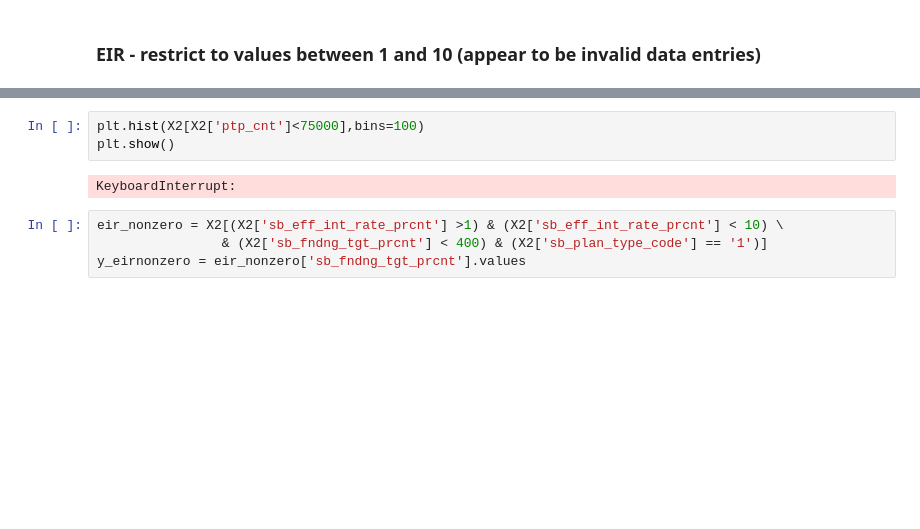
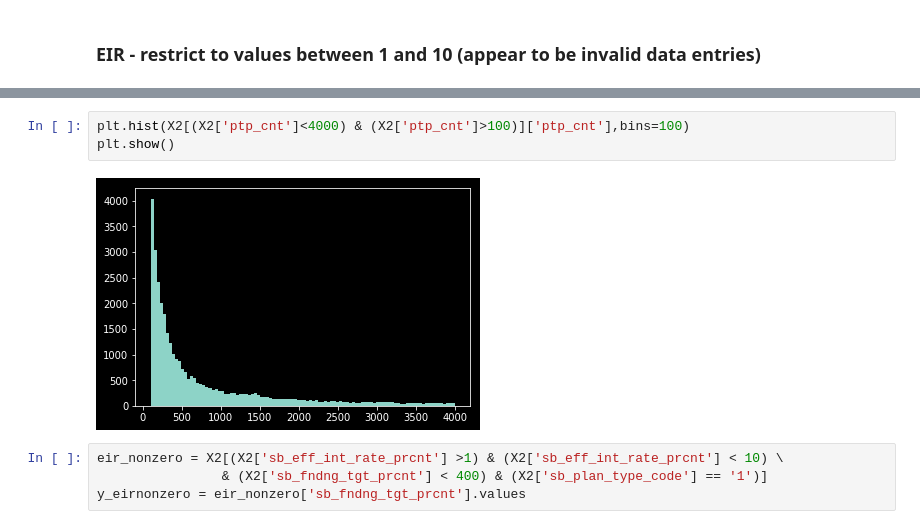
Before and after one commit to LindseyMoser/DSI_Capstone_B, a Jupyter notebook: 1_Data/PSQL_DF_EDA.ipynb, the cells around one changed output, grey strips where cells are left out. Saved outputs shown, nothing was run; the diff lists cells and outputs as text; blank space fills up the shorter version.

```diff
--- a/1_Data/PSQL_DF_EDA.ipynb
+++ b/1_Data/PSQL_DF_EDA.ipynb
@@ -164,8 +152,8 @@ X2[X2['ptp_cnt']>75000].describe()
 # %%
-plt.hist(X2[X2['ptp_cnt']<75000],bins=100)
+plt.hist(X2[(X2['ptp_cnt']<4000) & (X2['ptp_cnt']>100)]['ptp_cnt'],bins=100)
 plt.show()
 # %% [output]
-KeyboardInterrupt:
+[figure, added]
 # %%
 eir_nonzero = X2[(X2['sb_eff_int_rate_prcnt'] >1) & (X2['sb_eff_int_rate_prcnt'] < 10) \
                 & (X2['sb_fndng_tgt_prcnt'] < 400) & (X2['sb_plan_type_code'] == '1')]
```
Also changed, not shown: parts of 11 cells of this notebook, 4 other files.
